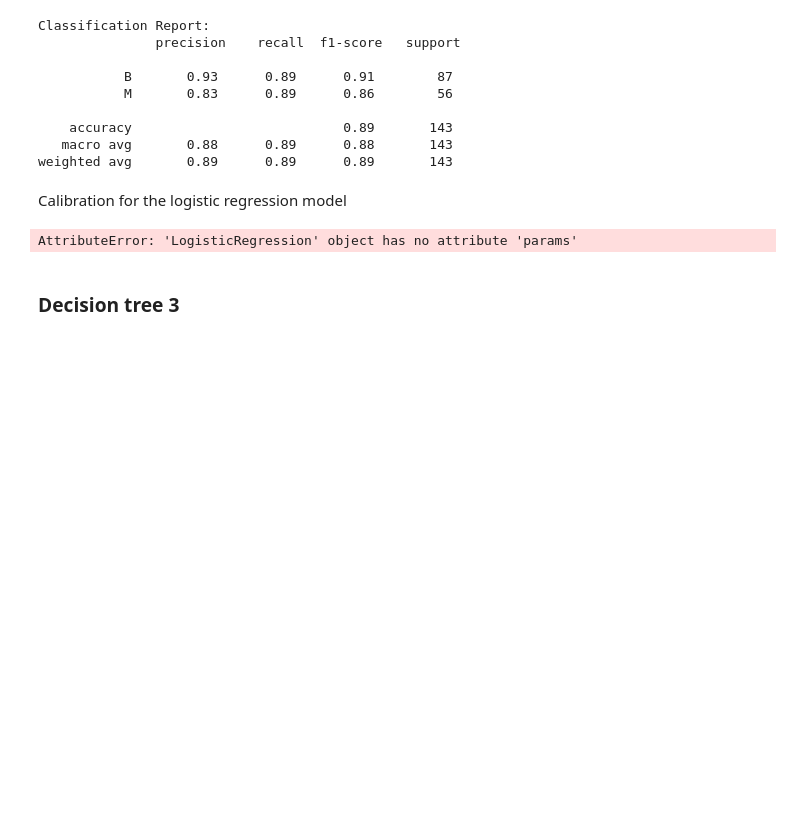
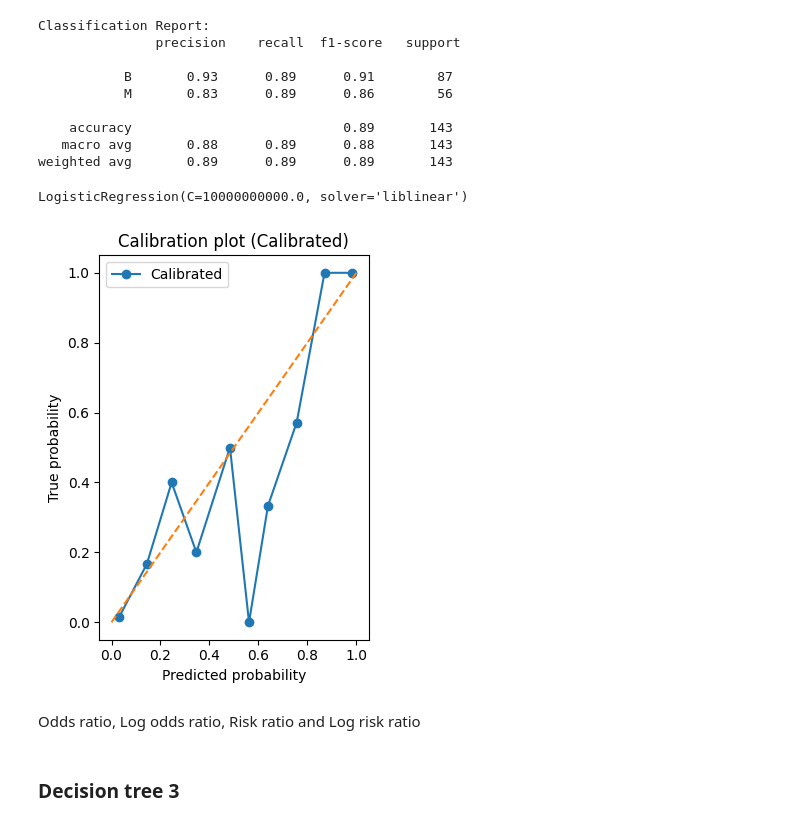
Before and after one commit to LeonardoMicheluz/progettoHealth, a Jupyter notebook: index.ipynb, the cells around one changed output. Cells and saved outputs as stored; diff of their text form; code cells hidden in the pictures; blank space fills up the shorter version.

```diff
--- a/index.ipynb
+++ b/index.ipynb
@@ -231,18 +240,3 @@ Classification Report:
     accuracy                           0.89       143
    macro avg       0.88      0.89      0.88       143
 weighted avg       0.89      0.89      0.89       143
-# %% [markdown]
-Calibration for the logistic regression model
-# %%
-# Estrai i coefficienti dal modello
-coefficients = log_reg.params
-
-# Calcola l'esponenziale dei coefficienti
-exp_coefficients = np.exp(coefficients)
-
-print("Coefficients:")
-print(coefficients)
-print("\nExponentiated Coefficients (Odds Ratios):")
-print(exp_coefficients)
-# %% [output]
-AttributeError: 'LogisticRegression' object has no attribute 'params'
@@ -251,3 +243,44 @@ AttributeError: 'LogisticRegression' object has no attribute 'params'
+# %%
+# NEW MODEL FOR CALIBRATION
+
+# Separate the features and target variable for training
+X_train = train[['radius_mean', 'concave points_mean']]
+y_train = train['diagnosisBin']
+
+# Separate the features and target variable for testing
+X_test = test[['radius_mean', 'concave points_mean']]
+y_test = test['diagnosisBin']
+
+# Fit the model
+log_reg2 = LogisticRegression(C=1e10, solver='liblinear')
+log_reg2.fit(X_train, y_train)
+# %% [output]
+LogisticRegression(C=10000000000.0, solver='liblinear')
+# %%
+from sklearn.calibration import calibration_curve, CalibratedClassifierCV
+# Calibrazione del modello usando Platt Scaling
+calibrated_model = CalibratedClassifierCV(log_reg2, method='sigmoid')
+calibrated_model.fit(X_train, y_train)
+
+# Predizione delle probabilità con calibrazione
+calib_prob_pos = calibrated_model.predict_proba(X_test)[:, 1]
+
+# Calibration plot con calibrazione
+plt.subplot(1, 2, 2)
+calib_prob_true, calib_prob_pred = calibration_curve(y_test, calib_prob_pos, n_bins=10)
+plt.plot(calib_prob_pred, calib_prob_true, marker='o', label='Calibrated')
+plt.plot([0, 1], [0, 1], linestyle='--')
+plt.xlabel('Predicted probability')
+plt.ylabel('True probability')
+plt.title('Calibration plot (Calibrated)')
+plt.legend()
+
+plt.tight_layout()
+plt.show()
+# %% [output]
+[figure, added]
+# %% [markdown]
+Odds ratio, Log odds ratio, Risk ratio and Log risk ratio
 # %% [markdown]
 ### Decision tree 3
 # %%
```
Also changed, not shown: parts of 24 cells of this notebook, 3 other files.
